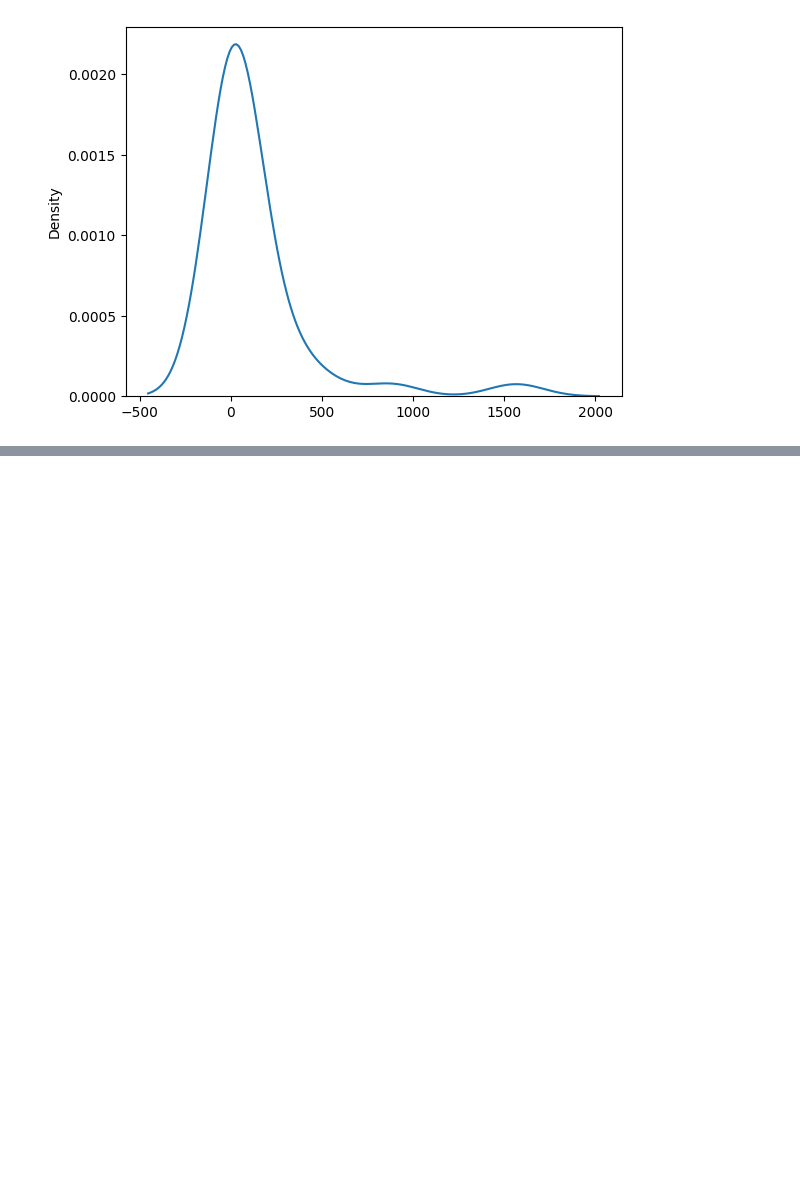
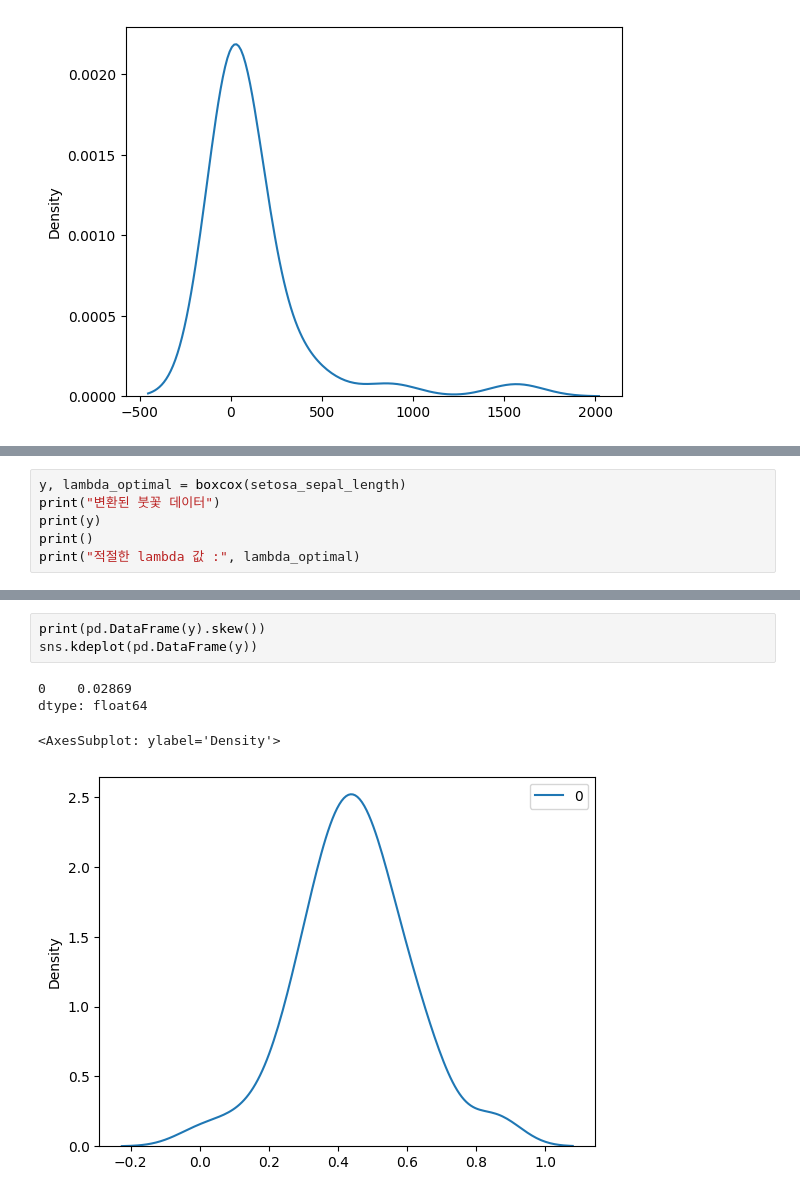
Before and after one commit to wumusill/Kaggul, a Jupyter notebook: House_price/boxcox.ipynb, the cells around one changed output, grey strips where cells are left out. Drawn from its saved outputs; the diff is of its cells as text; blank space fills up the shorter version.

```diff
--- a/House_price/boxcox.ipynb
+++ b/House_price/boxcox.ipynb
@@ -132,0 +180,6 @@ TypeError: boxcox1p() takes from 2 to 3 positional arguments but 1 were given
+# %%
+y, lambda_optimal = boxcox(setosa_sepal_length)
+print("변환된 붓꽃 데이터")
+print(y)
+print()
+print("적절한 lambda 값 :", lambda_optimal)
@@ -132,0 +199,8 @@ TypeError: boxcox1p() takes from 2 to 3 positional arguments but 1 were given
+# %%
+print(pd.DataFrame(y).skew())
+sns.kdeplot(pd.DataFrame(y))
+# %% [output]
+0    0.02869
+dtype: float64
+<AxesSubplot: ylabel='Density'>
+[figure, added]
```
Also changed, not shown: parts of 8 cells of this notebook, 1 other file.
